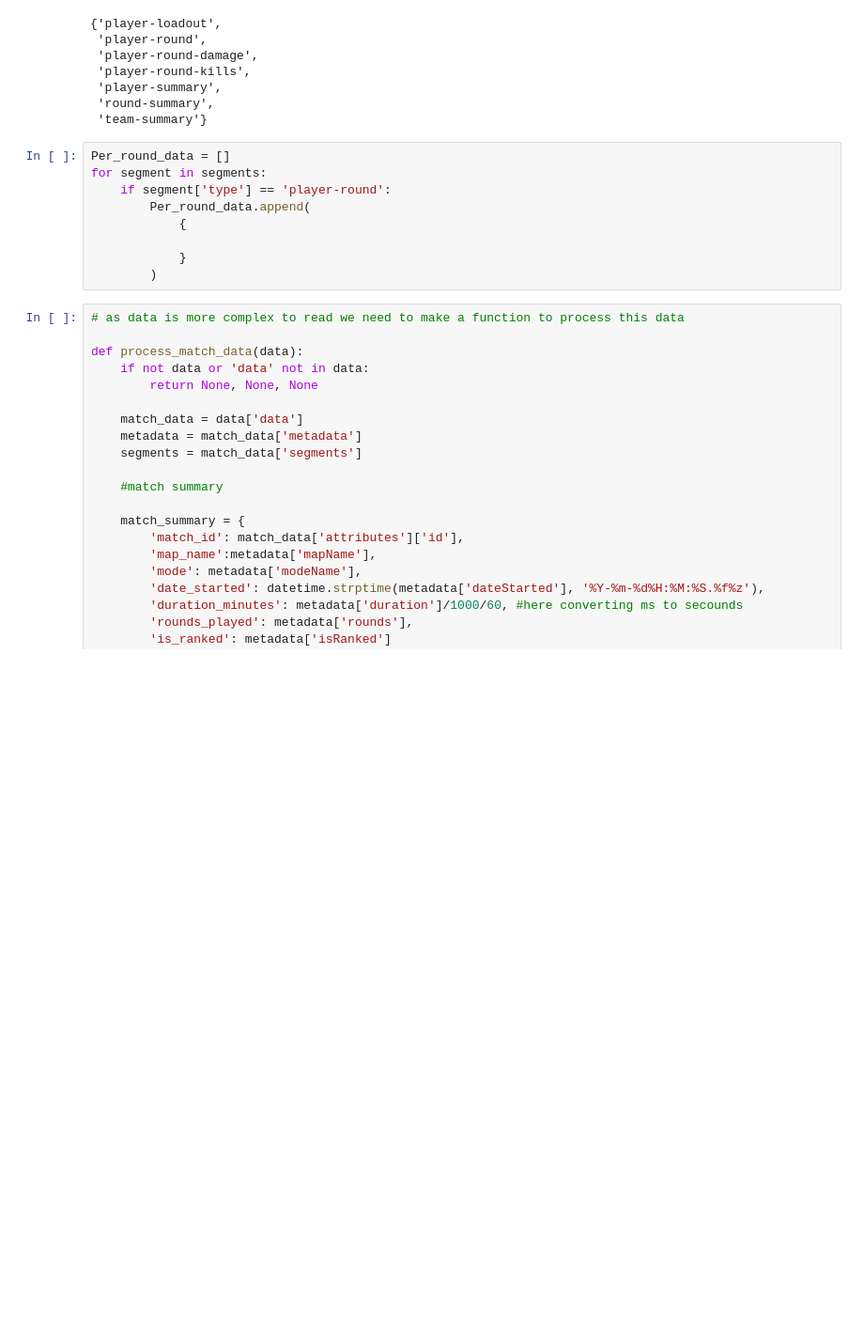
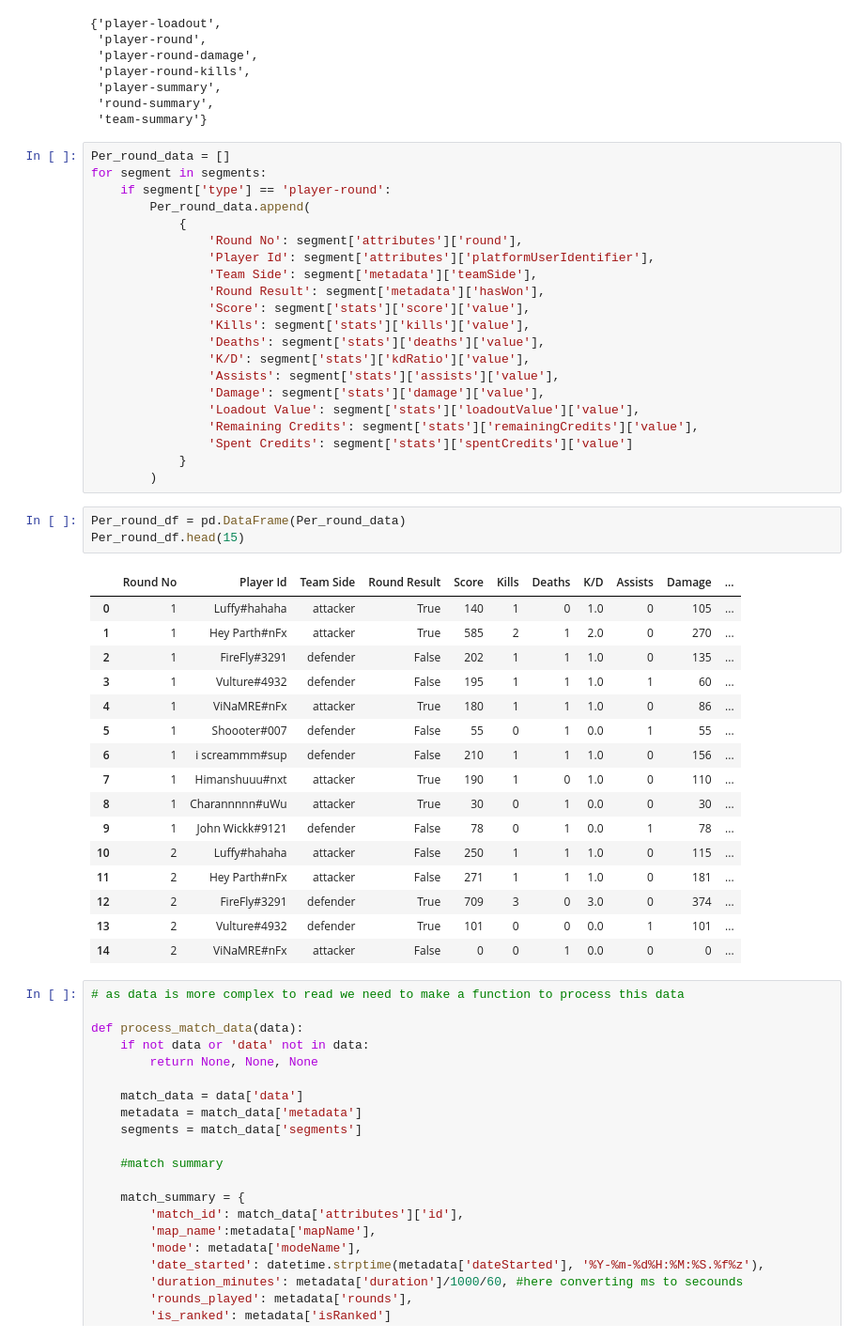
Before and after one commit to Vinnamre/Proj-X, a Jupyter notebook: match_analysis.ipynb, the cells around one changed output. Shown at 94% size. Cells and saved outputs as stored; diff of their text form; blank space fills up the shorter version.

```diff
--- a/match_analysis.ipynb
+++ b/match_analysis.ipynb
@@ -359,9 +359,41 @@ for segment in segments:
     if segment['type'] == 'player-round':
         Per_round_data.append(
             {
-
+                'Round No': segment['attributes']['round'],
+                'Player Id': segment['attributes']['platformUserIdentifier'],
+                'Team Side': segment['metadata']['teamSide'],
+                'Round Result': segment['metadata']['hasWon'],
+                'Score': segment['stats']['score']['value'],
+                'Kills': segment['stats']['kills']['value'],
+                'Deaths': segment['stats']['deaths']['value'],
+                'K/D': segment['stats']['kdRatio']['value'],
+                'Assists': segment['stats']['assists']['value'],
+                'Damage': segment['stats']['damage']['value'],
+                'Loadout Value': segment['stats']['loadoutValue']['value'],
+                'Remaining Credits': segment['stats']['remainingCredits']['value'],
+                'Spent Credits': segment['stats']['spentCredits']['value']
             }
         )
+# %%
+Per_round_df = pd.DataFrame(Per_round_data)
+Per_round_df.head(15)
+# %% [output]
+|  | Round No | Player Id | Team Side | Round Result | Score | Kills | Deaths | K/D | Assists | Damage | ... |
+| 0 | 1 | Luffy#hahaha | attacker | True | 140 | 1 | 0 | 1.0 | 0 | 105 | ... |
+| 1 | 1 | Hey Parth#nFx | attacker | True | 585 | 2 | 1 | 2.0 | 0 | 270 | ... |
+| 2 | 1 | FireFly#3291 | defender | False | 202 | 1 | 1 | 1.0 | 0 | 135 | ... |
+| 3 | 1 | Vulture#4932 | defender | False | 195 | 1 | 1 | 1.0 | 1 | 60 | ... |
+| 4 | 1 | ViNaMRE#nFx | attacker | True | 180 | 1 | 1 | 1.0 | 0 | 86 | ... |
+| 5 | 1 | Shoooter#007 | defender | False | 55 | 0 | 1 | 0.0 | 1 | 55 | ... |
+| 6 | 1 | i screammm#sup | defender | False | 210 | 1 | 1 | 1.0 | 0 | 156 | ... |
+| 7 | 1 | Himanshuuu#nxt | attacker | True | 190 | 1 | 0 | 1.0 | 0 | 110 | ... |
+| 8 | 1 | Charannnnn#uWu | attacker | True | 30 | 0 | 1 | 0.0 | 0 | 30 | ... |
+| 9 | 1 | John Wickk#9121 | defender | False | 78 | 0 | 1 | 0.0 | 1 | 78 | ... |
+| 10 | 2 | Luffy#hahaha | attacker | False | 250 | 1 | 1 | 1.0 | 0 | 115 | ... |
+| 11 | 2 | Hey Parth#nFx | attacker | False | 271 | 1 | 1 | 1.0 | 0 | 181 | ... |
+| 12 | 2 | FireFly#3291 | defender | True | 709 | 3 | 0 | 3.0 | 0 | 374 | ... |
+| 13 | 2 | Vulture#4932 | defender | True | 101 | 0 | 0 | 0.0 | 1 | 101 | ... |
+| 14 | 2 | ViNaMRE#nFx | attacker | False | 0 | 0 | 1 | 0.0 | 0 | 0 | ... |
 # %%
 # as data is more complex to read we need to make a function to process this data
 
```
